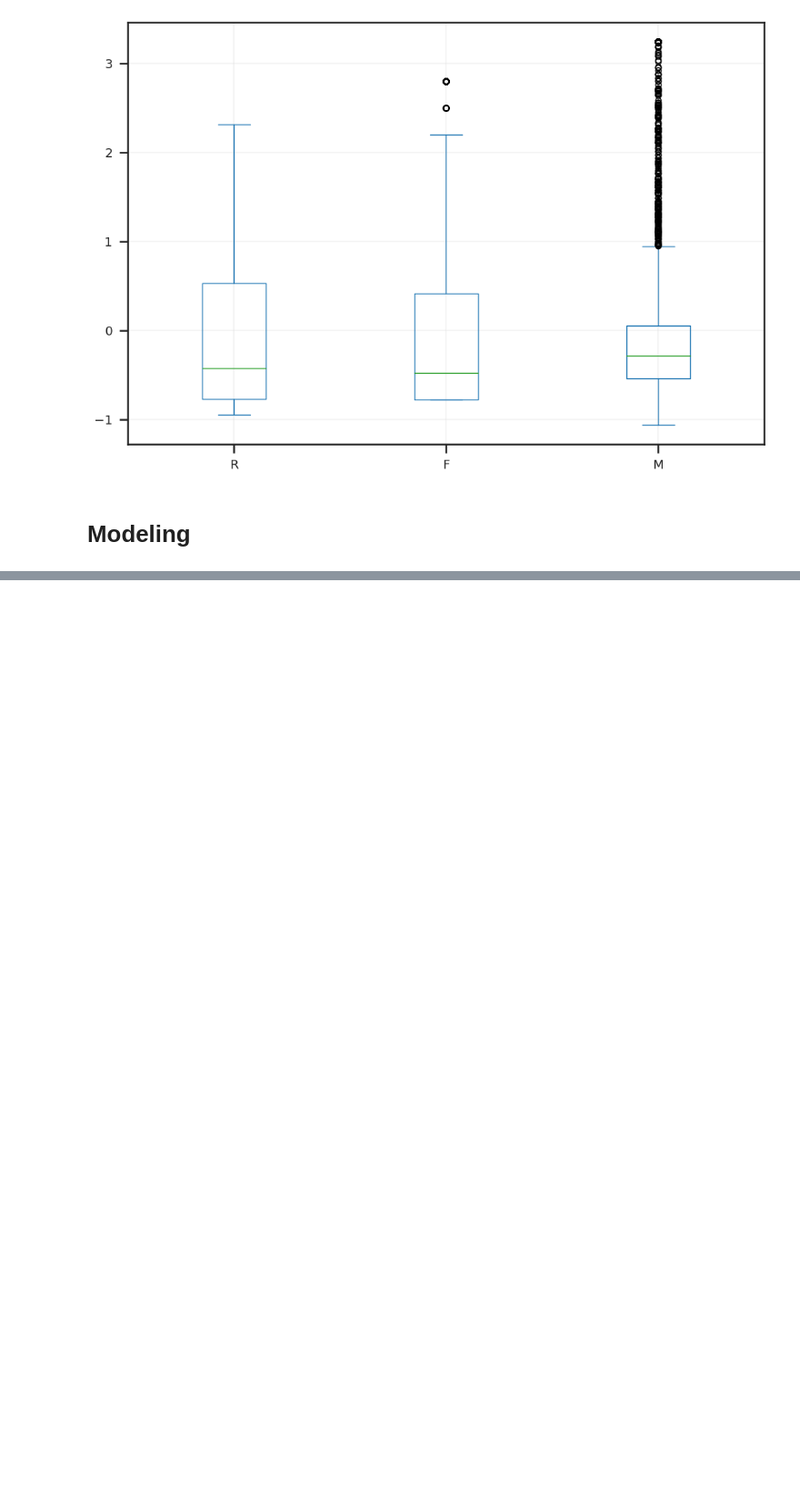
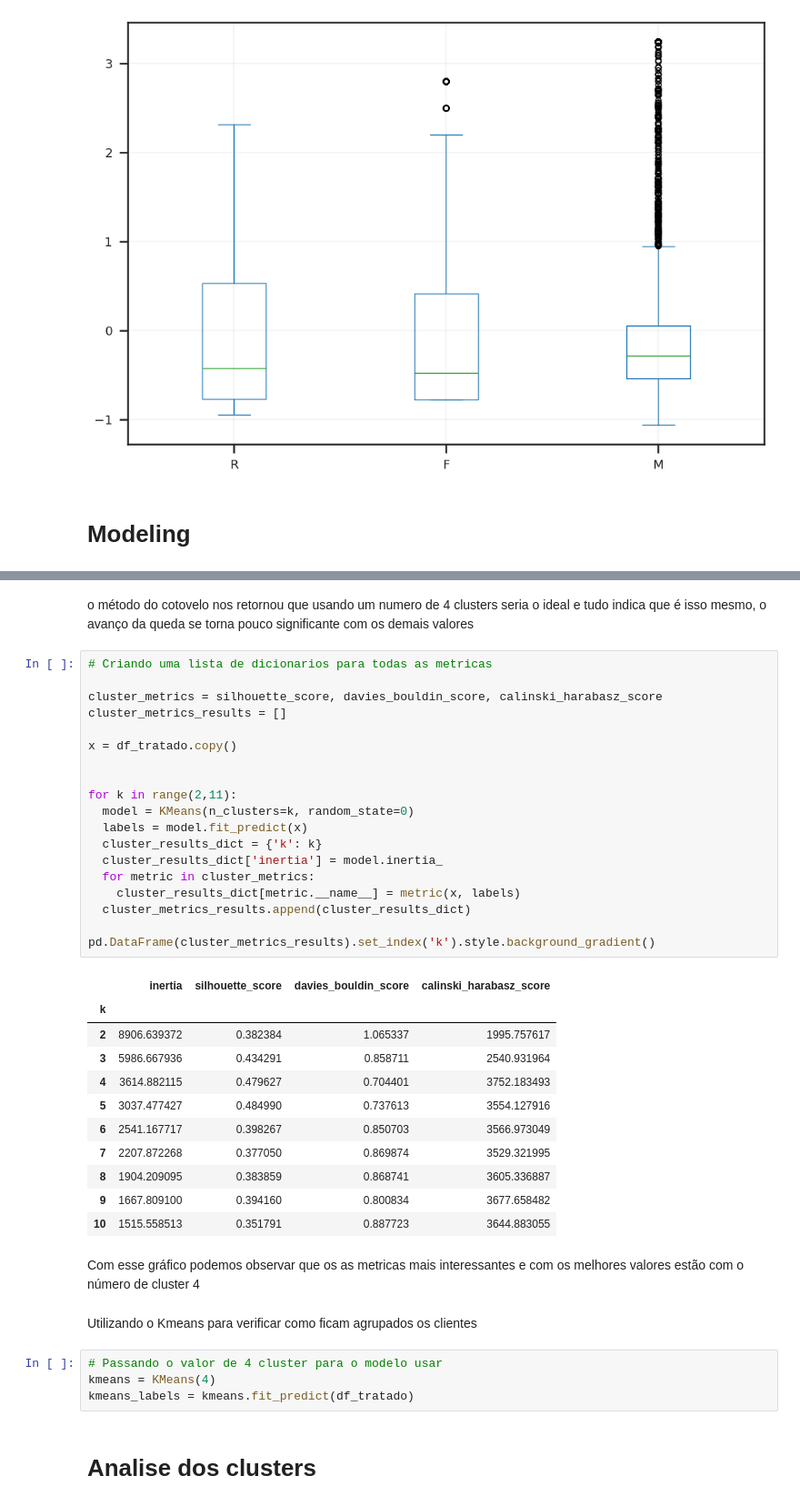
Before and after one commit to GTBelini22/Estudo_Ciencia_de_dados, a Jupyter notebook: Desafio Cluster/Desafio_Final_Cluster.ipynb, the cells around one changed output, grey strips where cells are left out. Shown at 91% size. Cells and saved outputs as stored; diff of their text form; blank space fills up the shorter version.

```diff
--- a/Desafio Cluster/Desafio_Final_Cluster.ipynb
+++ b/Desafio Cluster/Desafio_Final_Cluster.ipynb
@@ -404,0 +414,43 @@ df_tratado.plot.box()
+# %% [markdown]
+o método do cotovelo nos retornou que usando um numero de 4 clusters seria o ideal e tudo indica que é isso mesmo, o avanço da queda se torna pouco significante com os demais valores
+# %%
+# Criando uma lista de dicionarios para todas as metricas
+
+cluster_metrics = silhouette_score, davies_bouldin_score, calinski_harabasz_score
+cluster_metrics_results = []
+
+x = df_tratado.copy()
+
+
+for k in range(2,11):
+  model = KMeans(n_clusters=k, random_state=0)
+  labels = model.fit_predict(x)
+  cluster_results_dict = {'k': k}
+  cluster_results_dict['inertia'] = model.inertia_
+  for metric in cluster_metrics:
+    cluster_results_dict[metric.__name__] = metric(x, labels)
+  cluster_metrics_results.append(cluster_results_dict)
+
+pd.DataFrame(cluster_metrics_results).set_index('k').style.background_gradient()
+# %% [output]
+|  | inertia | silhouette_score | davies_bouldin_score | calinski_harabasz_score |
+| k |  |  |  |  |
+| 2 | 8906.639372 | 0.382384 | 1.065337 | 1995.757617 |
+| 3 | 5986.667936 | 0.434291 | 0.858711 | 2540.931964 |
+| 4 | 3614.882115 | 0.479627 | 0.704401 | 3752.183493 |
+| 5 | 3037.477427 | 0.484990 | 0.737613 | 3554.127916 |
+| 6 | 2541.167717 | 0.398267 | 0.850703 | 3566.973049 |
+| 7 | 2207.872268 | 0.377050 | 0.869874 | 3529.321995 |
+| 8 | 1904.209095 | 0.383859 | 0.868741 | 3605.336887 |
+| 9 | 1667.809100 | 0.394160 | 0.800834 | 3677.658482 |
+| 10 | 1515.558513 | 0.351791 | 0.887723 | 3644.883055 |
+# %% [markdown]
+Com esse gráfico podemos observar que os as metricas mais interessantes e com os melhores valores estão com o número de cluster 4
+# %% [markdown]
+Utilizando o Kmeans para verificar como ficam agrupados os clientes
+# %%
+# Passando o valor de 4 cluster para o modelo usar
+kmeans = KMeans(4)
+kmeans_labels = kmeans.fit_predict(df_tratado)
+# %% [markdown]
+# Analise dos clusters
```
Also changed, not shown: parts of 9 cells of this notebook.
